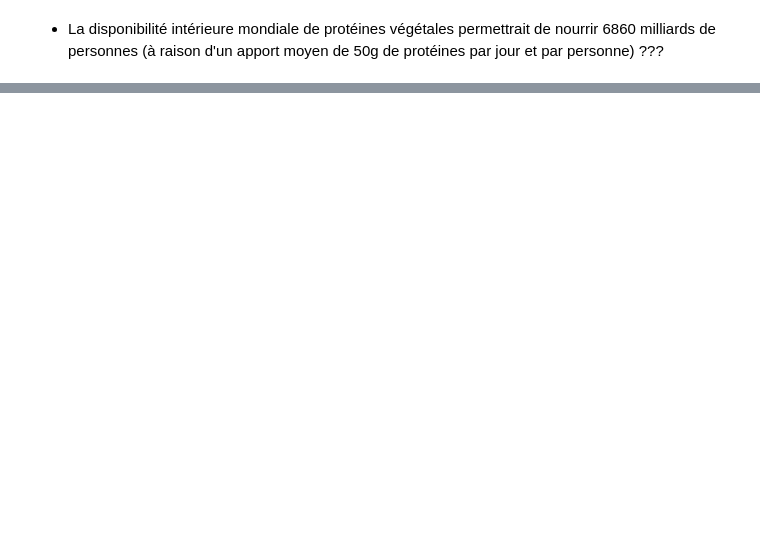
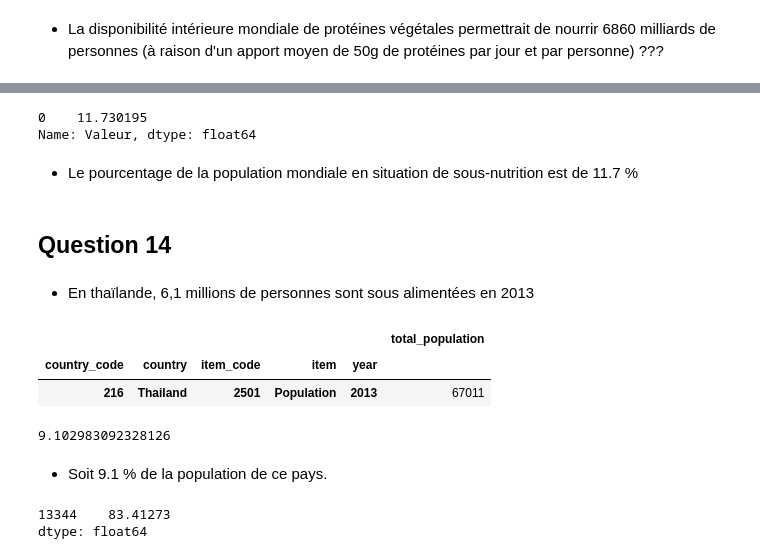
Before and after one commit to ouskah/OCDA_P3-lss, a Jupyter notebook: P3.ipynb, the cells around one changed output, grey strips where cells are left out. Saved outputs shown, nothing was run; the diff lists cells and outputs as text; code cells hidden in the pictures; blank space fills up the shorter version.

Commit message:
Réponses aux questions 10 et 14

```diff
--- a/P3.ipynb
+++ b/P3.ipynb
@@ -283,0 +288,23 @@ temp['total_protein_kg'].sum()/1000000000/50/365
+# %%
+(df10['Valeur'] * 1000 / pop['total_population'].sum()) * 100
+# %% [output]
+0    11.730195
+Name: Valeur, dtype: float64
+# %% [markdown]
+- Le pourcentage de la population mondiale en situation de sous-nutrition est de 11.7 %
+# %% [markdown]
+## Question 14
+# %% [markdown]
+- En thaïlande, 6,1 millions de personnes sont sous alimentées en 2013
+# %%
+pop.query('country == "Thailand"')
+# %% [output]
+|  |  |  |  |  | total_population |
+| country_code | country | item_code | item | year |  |
+| 216 | Thailand | 2501 | Population | 2013 | 67011 |
+# %%
+(6100000/(67011000)) * 100
+# %% [output]
+9.102983092328126
+# %% [markdown]
+- Soit 9.1 % de la population de ce pays.
@@ -283,0 +315,5 @@ temp['total_protein_kg'].sum()/1000000000/50/365
+# %%
+temp['export_quantity'] / temp['production'] * 100
+# %% [output]
+13344    83.41273
+dtype: float64
```
Also changed, not shown: parts of 6 cells of this notebook, 2 other files.
